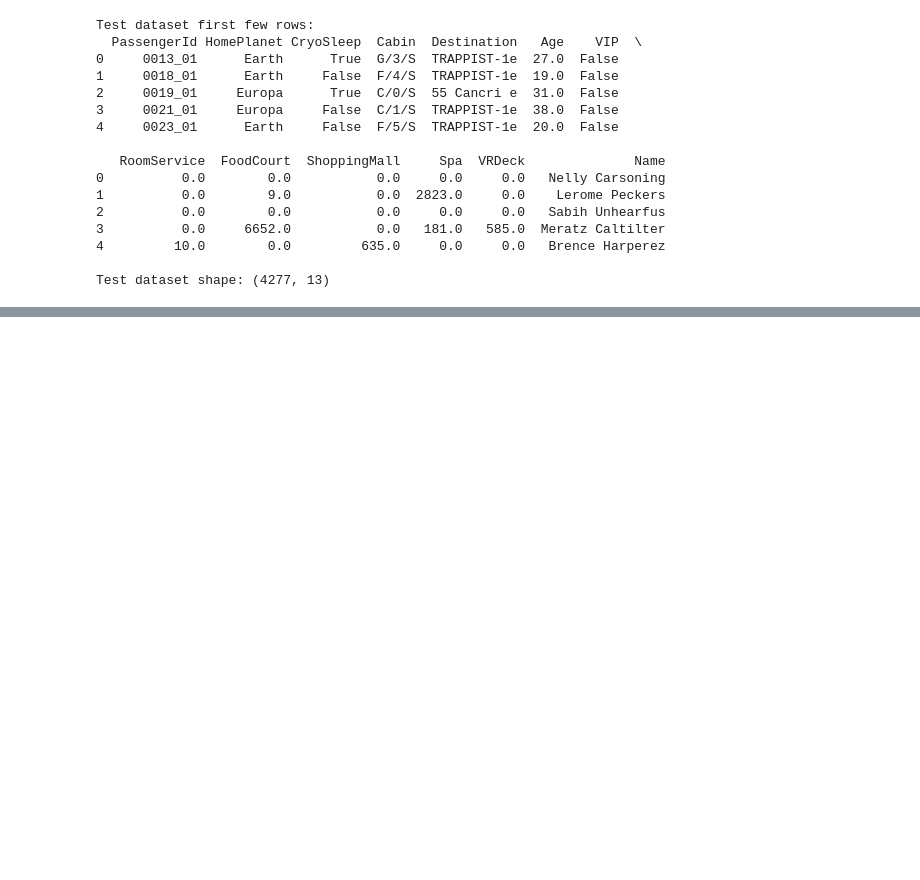
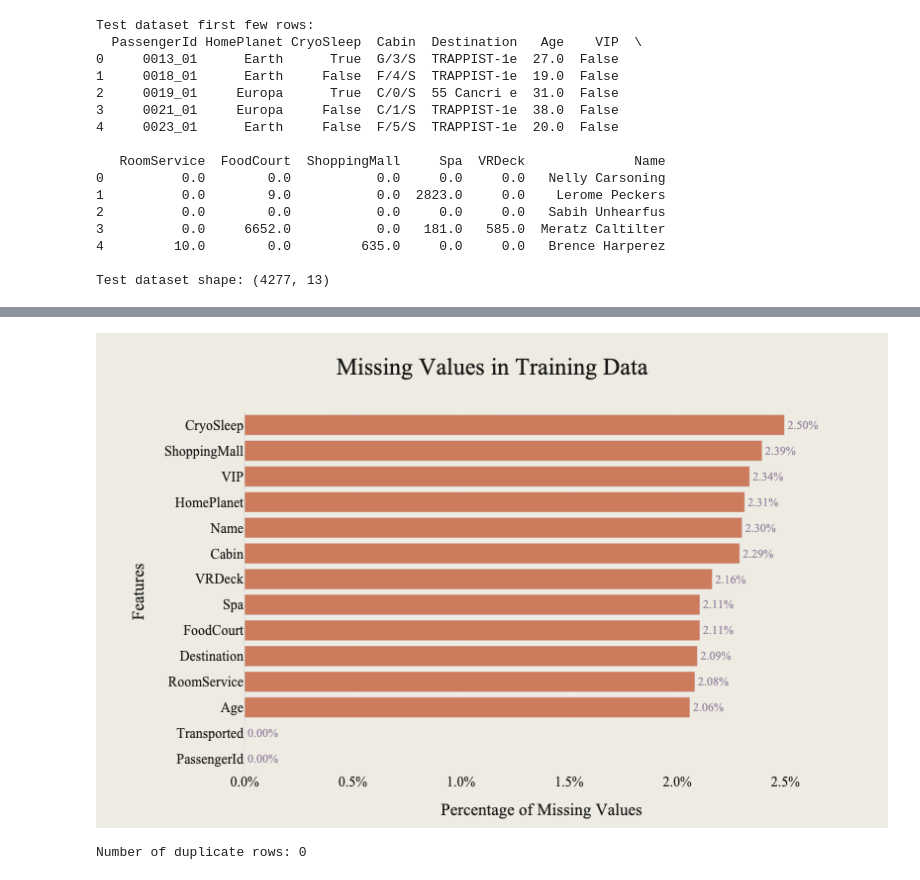
Before and after one commit to vytautas-bunevicius/kaggle-spaceship-titanic, a Jupyter notebook: notebooks/spaceship_titanic_analysis.ipynb, the cells around one changed output, grey strips where cells are left out. Cells and saved outputs as stored; diff of their text form; code cells hidden in the pictures; blank space fills up the shorter version.

```diff
--- a/notebooks/spaceship_titanic_analysis.ipynb
+++ b/notebooks/spaceship_titanic_analysis.ipynb
@@ -118,0 +213,12 @@ The data includes a mix of numeric and categorical variables.
+# %%
+Image(filename="../images/missing_values.png")
+# %% [output]
+[figure, added]
+# %%
+duplicates = train_data.duplicated().sum()
+print(f"\nNumber of duplicate rows: {duplicates}")
+if duplicates > 0:
+    train_data = train_data.drop_duplicates().reset_index(drop=True)
+    print("Duplicates removed. New training set shape:", train_data.shape)
+# %% [output]
+Number of duplicate rows: 0
```
Also changed, not shown: parts of 17 cells of this notebook, 3 other files.
